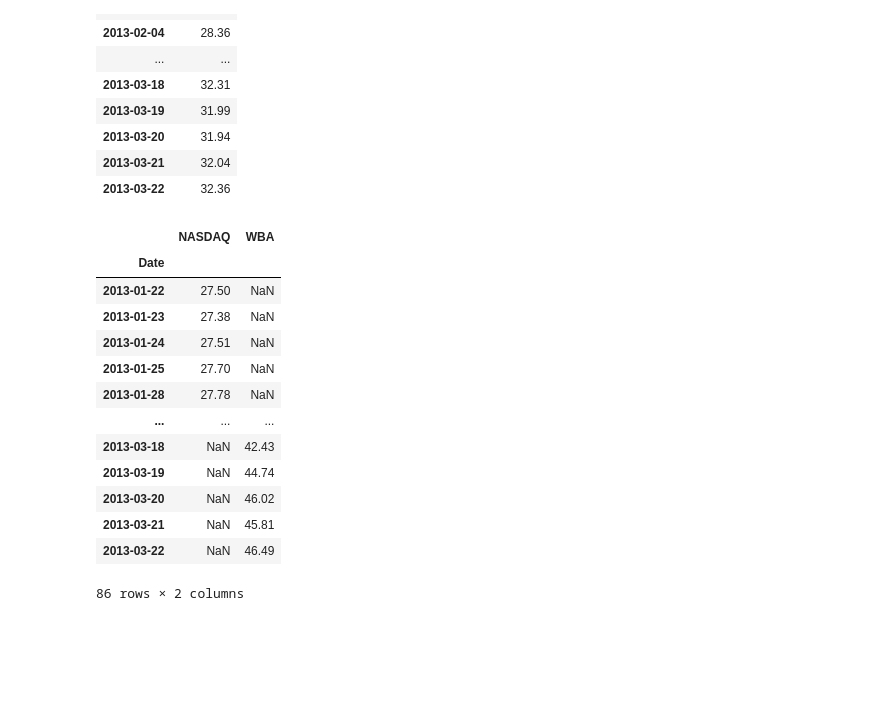
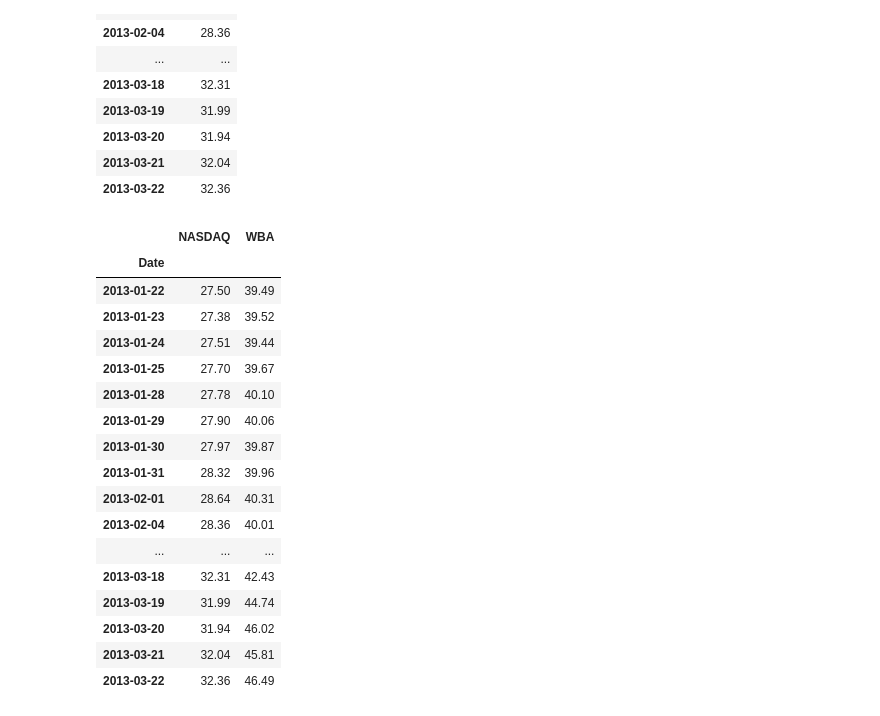
Before and after one commit to chaka37/Project1, a Jupyter notebook: notebooks/liam.ipynb, the cells around one changed output. Saved outputs shown, nothing was run; the diff lists cells and outputs as text; code cells hidden in the pictures; blank space fills up the shorter version.

Commit message:
Finished grouping data frames for WBA stock data before and after breaches were made public. Created csv's and added line charts to viz file.

```diff
--- a/notebooks/liam.ipynb
+++ b/notebooks/liam.ipynb
@@ -368,20 +368,24 @@ ndaq_stock_1
 | 2013-03-21 | 32.04 |
 | 2013-03-22 | 32.36 |
 # %%
-breach_1_compare = pd.concat([ndaq_stock_1, breach_1_months], axis=0)
+breach_1_compare = pd.concat([ndaq_stock_1, breach_1_months], ignore_index=False, axis=1)
 breach_1_compare
 # %% [output]
 |  | NASDAQ | WBA |
 | Date |  |  |
-| 2013-01-22 | 27.50 | NaN |
-| 2013-01-23 | 27.38 | NaN |
-| 2013-01-24 | 27.51 | NaN |
-| 2013-01-25 | 27.70 | NaN |
-| 2013-01-28 | 27.78 | NaN |
+| 2013-01-22 | 27.50 | 39.49 |
+| 2013-01-23 | 27.38 | 39.52 |
+| 2013-01-24 | 27.51 | 39.44 |
+| 2013-01-25 | 27.70 | 39.67 |
+| 2013-01-28 | 27.78 | 40.10 |
+| 2013-01-29 | 27.90 | 40.06 |
+| 2013-01-30 | 27.97 | 39.87 |
+| 2013-01-31 | 28.32 | 39.96 |
+| 2013-02-01 | 28.64 | 40.31 |
+| 2013-02-04 | 28.36 | 40.01 |
 | ... | ... | ... |
-| 2013-03-18 | NaN | 42.43 |
-| 2013-03-19 | NaN | 44.74 |
-| 2013-03-20 | NaN | 46.02 |
-| 2013-03-21 | NaN | 45.81 |
-| 2013-03-22 | NaN | 46.49 |
+| 2013-03-18 | 32.31 | 42.43 |
+| 2013-03-19 | 31.99 | 44.74 |
+| 2013-03-20 | 31.94 | 46.02 |
+| 2013-03-21 | 32.04 | 45.81 |
+| 2013-03-22 | 32.36 | 46.49 |
-86 rows × 2 columns
```
Also changed, not shown: parts of 10 cells of this notebook, 4 other files.
